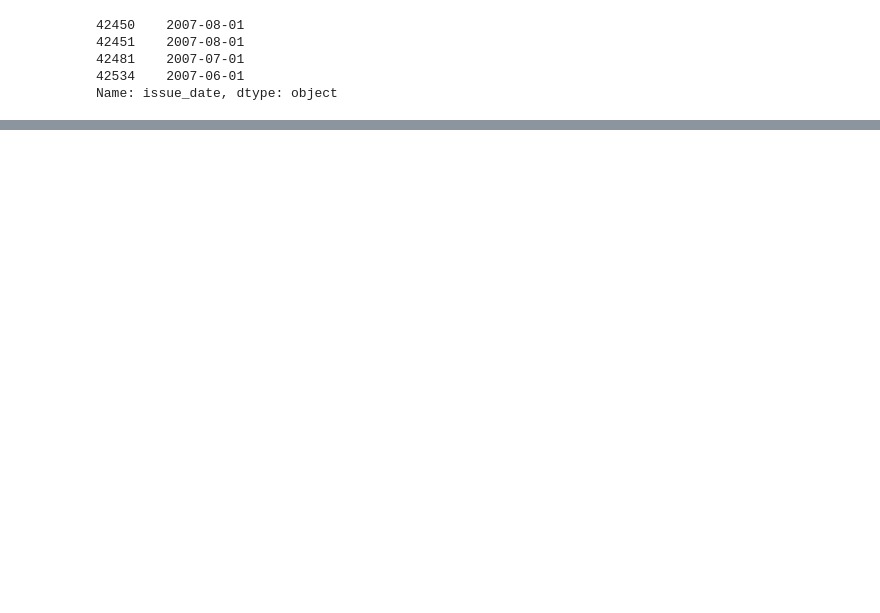
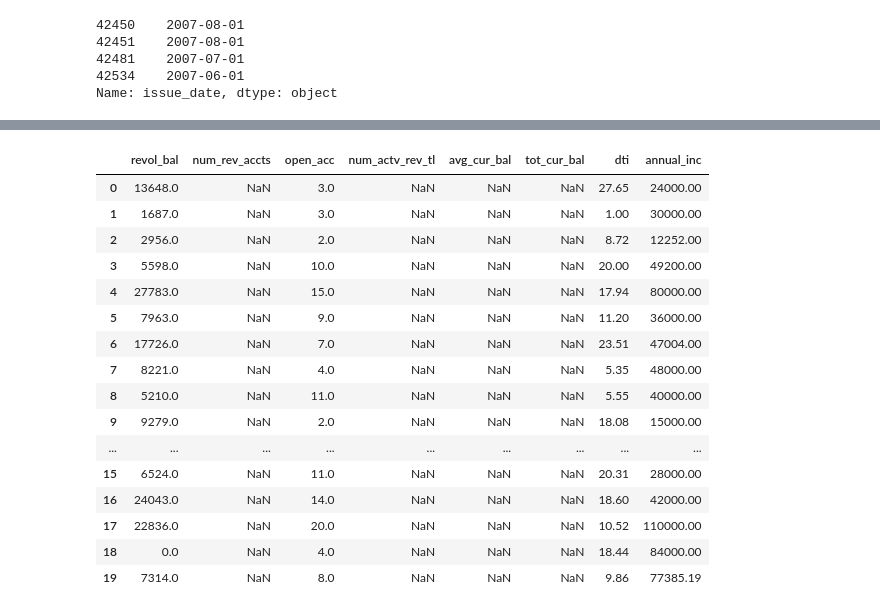
Before and after one commit to anishb/lending_club_analysis, a Jupyter notebook: Lending Club Analysis.ipynb, the cells around one changed output, grey strips where cells are left out. Cells and saved outputs as stored; diff of their text form; code cells hidden in the pictures; blank space fills up the shorter version.

Commit message:
Filled some more null values

```diff
--- a/Lending Club Analysis.ipynb
+++ b/Lending Club Analysis.ipynb
@@ -353 +332,4 @@ loans.loan_status.value_counts()
+# %%
+# Since the other three columns for public records report 0, the months since last record should be 0
+loans.mths_since_last_record.fillna(value=0, inplace=True)
 # %%
@@ -376,2 +355,0 @@ loans.application_type.value_counts()
-# %%
-loans['fico'] = (loans.fico_range_low + loans.fico_range_high) / 2
@@ -380,2 +355,0 @@ loans.loc[:, ['fico_range_low', 'fico_range_high', 'fico']].head(20)
-# %%
-loans = loans.drop(['fico_range', 'fico_range_low', 'fico_range_high'], axis=1)
@@ -386,2 +355,0 @@ loans.loan_status.value_counts()
-# %%
-loans = loans[(loans.loan_status != 'Does not meet the credit policy. Status:Charged Off') & (loans.loan_status != 'Does not meet the credit policy. Status:Fully Paid')]
@@ -396,0 +378,36 @@ In grace period means less than 15 days.
+# %%
+# revol_util => Revolving line utilization rate, or the amount of credit the borrower is using relative to all available
+# revolving credit.
+# It's missing for 502 of the rows and not at any particular point in time.
+#loans[loans.revol_util.isnull()].issue_date.value_counts().sort_index()
+# revol_bal => Total credit revolving balance.
+# num_rev_accts => Number of revolving accounts. Includes closed accounts
+# open_acc => Number of open credit lines in borrower's credit file. Does this included both revolving and fixed installment?
+# num_actv_rev_tl => Number of currently active revolving accounts
+# num_actv_bc_tl => Number of currently active bank card accounts
+# avg_cur_balance => Avg current balance of all accounts
+
+
+# def impute_revol_util(df):
+    # Calculate
+
+
+loans[['revol_bal', 'num_rev_accts', 'open_acc', 'num_actv_rev_tl', 'avg_cur_bal', 'tot_cur_bal', 'dti', 'annual_inc']].head(20)
+# %% [output]
+|  | revol_bal | num_rev_accts | open_acc | num_actv_rev_tl | avg_cur_bal | tot_cur_bal | dti | annual_inc |
+| 0 | 13648.0 | NaN | 3.0 | NaN | NaN | NaN | 27.65 | 24000.00 |
+| 1 | 1687.0 | NaN | 3.0 | NaN | NaN | NaN | 1.00 | 30000.00 |
+| 2 | 2956.0 | NaN | 2.0 | NaN | NaN | NaN | 8.72 | 12252.00 |
+| 3 | 5598.0 | NaN | 10.0 | NaN | NaN | NaN | 20.00 | 49200.00 |
+| 4 | 27783.0 | NaN | 15.0 | NaN | NaN | NaN | 17.94 | 80000.00 |
+| 5 | 7963.0 | NaN | 9.0 | NaN | NaN | NaN | 11.20 | 36000.00 |
+| 6 | 17726.0 | NaN | 7.0 | NaN | NaN | NaN | 23.51 | 47004.00 |
+| 7 | 8221.0 | NaN | 4.0 | NaN | NaN | NaN | 5.35 | 48000.00 |
+| 8 | 5210.0 | NaN | 11.0 | NaN | NaN | NaN | 5.55 | 40000.00 |
+| 9 | 9279.0 | NaN | 2.0 | NaN | NaN | NaN | 18.08 | 15000.00 |
+| ... | ... | ... | ... | ... | ... | ... | ... | ... |
+| 15 | 6524.0 | NaN | 11.0 | NaN | NaN | NaN | 20.31 | 28000.00 |
+| 16 | 24043.0 | NaN | 14.0 | NaN | NaN | NaN | 18.60 | 42000.00 |
+| 17 | 22836.0 | NaN | 20.0 | NaN | NaN | NaN | 10.52 | 110000.00 |
+| 18 | 0.0 | NaN | 4.0 | NaN | NaN | NaN | 18.44 | 84000.00 |
+| 19 | 7314.0 | NaN | 8.0 | NaN | NaN | NaN | 9.86 | 77385.19 |
```
Also changed, not shown: parts of 33 cells of this notebook.
